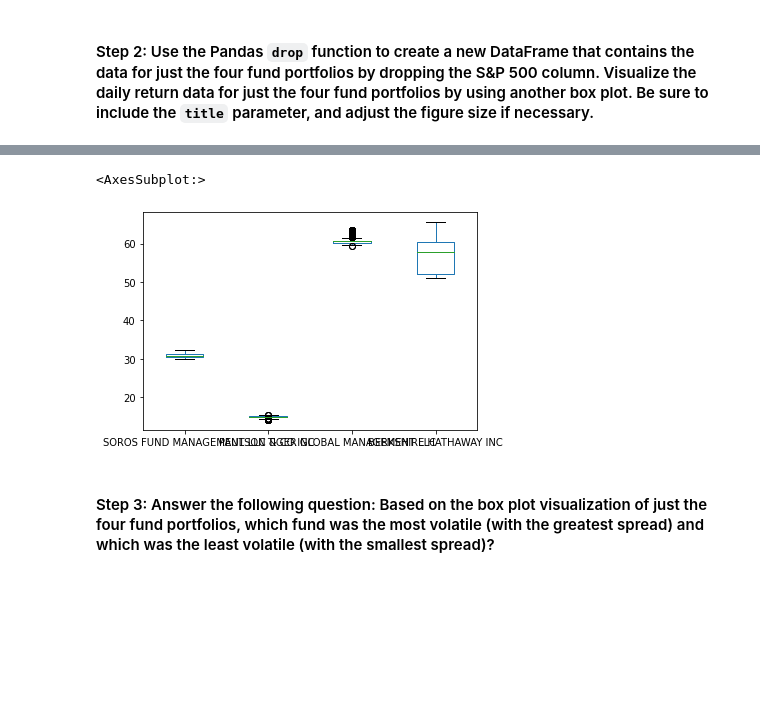
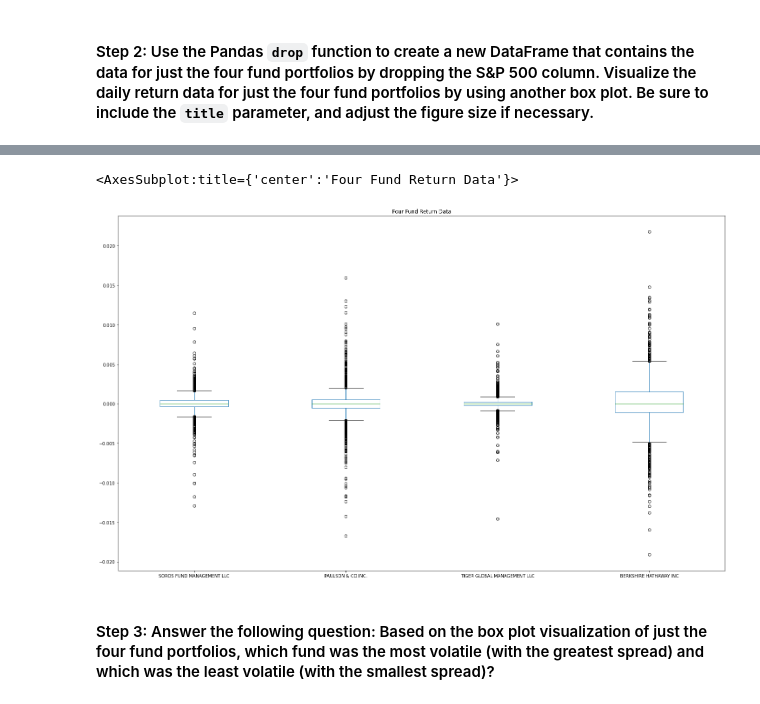
Before and after one commit to vishkast203/Challenge_Assignment-4, a Jupyter notebook: Starter_Code/risk_return_analysis.ipynb, the cells around one changed output, grey strips where cells are left out. Saved outputs shown, nothing was run; the diff lists cells and outputs as text; code cells hidden in the pictures; blank space fills up the shorter version.

```diff
--- a/Starter_Code/risk_return_analysis.ipynb
+++ b/Starter_Code/risk_return_analysis.ipynb
@@ -254,9 +254,9 @@ navs_daily_returns.plot.box(figsize=(20,10), title="Daily Returns of Whale Group
 #### Step 2: Use the Pandas `drop` function to create a new DataFrame that contains the data for just the four fund portfolios by dropping the S&P 500 column. Visualize the daily return data for just the four fund portfolios by using another box plot. Be sure to include the `title` parameter, and adjust the figure size if necessary.
 # %%
 # Create a new DataFrame containing only the 4 fund portfolios by dropping the S&P 500 column from the DataFrame
-navs_four_pd = navs_pd.drop(columns=['S&P 500'])
+navs_four_daily_returns = navs_daily_returns.drop(columns=['S&P 500'])
 
-navs_four_pd.head()
+navs_four_daily_returns.head()
 # %% [output]
 |  | SOROS FUND MANAGEMENT LLC | PAULSON & CO.INC. | TIGER GLOBAL MANAGEMENT LLC | BERKSHIRE HATHAWAY INC |
 | date |  |  |  |  |
@@ -280,10 +280,10 @@ navs_four_pd.describe()
 # %%
 # Create box plots to reflect the return data for only the 4 fund portfolios
 # Include a title parameter and adjust the figure size
-navs_four_pd.plot(kind='box')
+navs_four_daily_returns.plot.box(figsize=(25, 15), title="Four Fund Return Data")
 # %% [output]
-<AxesSubplot:>
+<AxesSubplot:title={'center':'Four Fund Return Data'}>
-[figure, old version]
+[figure, new version]
 # %% [markdown]
 #### Step 3: Answer the following question: Based on the box plot visualization of just the four fund portfolios, which fund was the most volatile (with the greatest spread) and which was the least volatile (with the smallest spread)?
 # %% [markdown]
```
Also changed, not shown: parts of 13 cells of this notebook.
